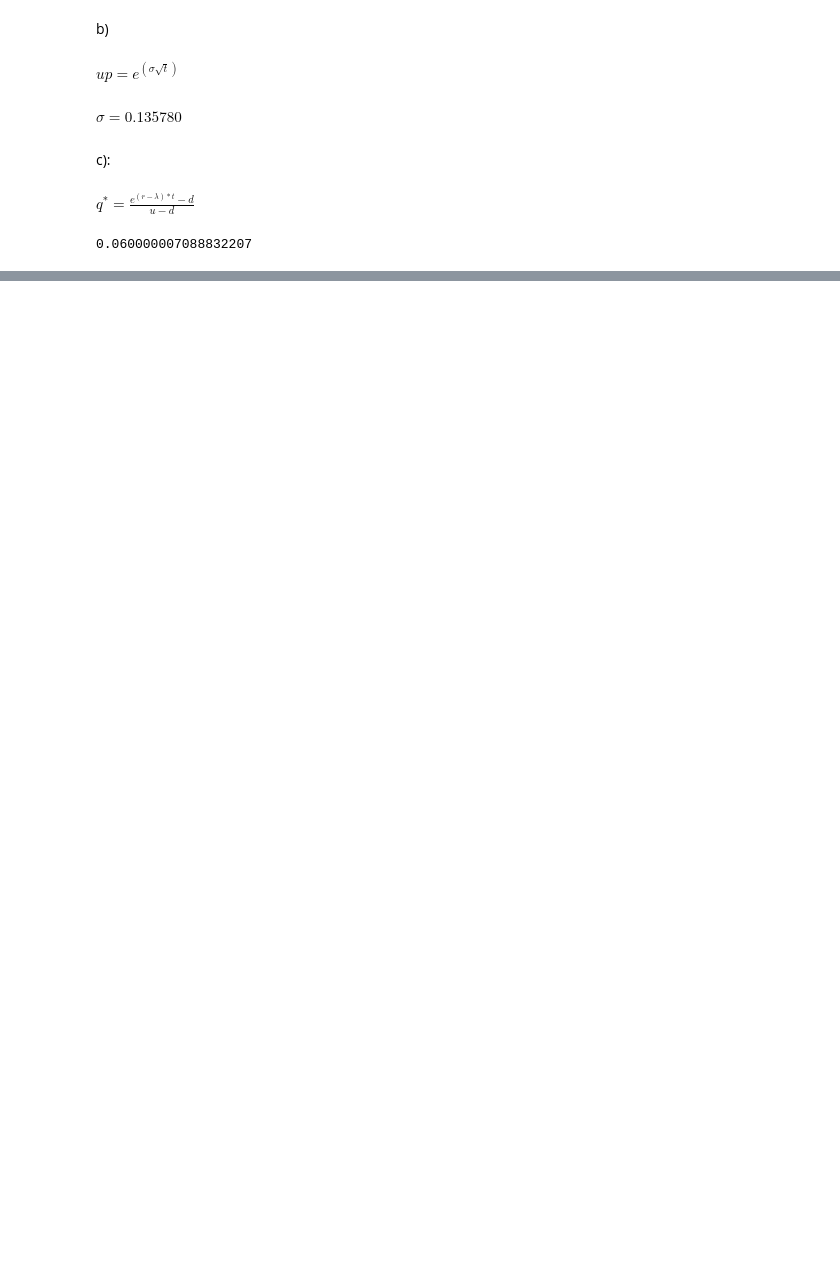
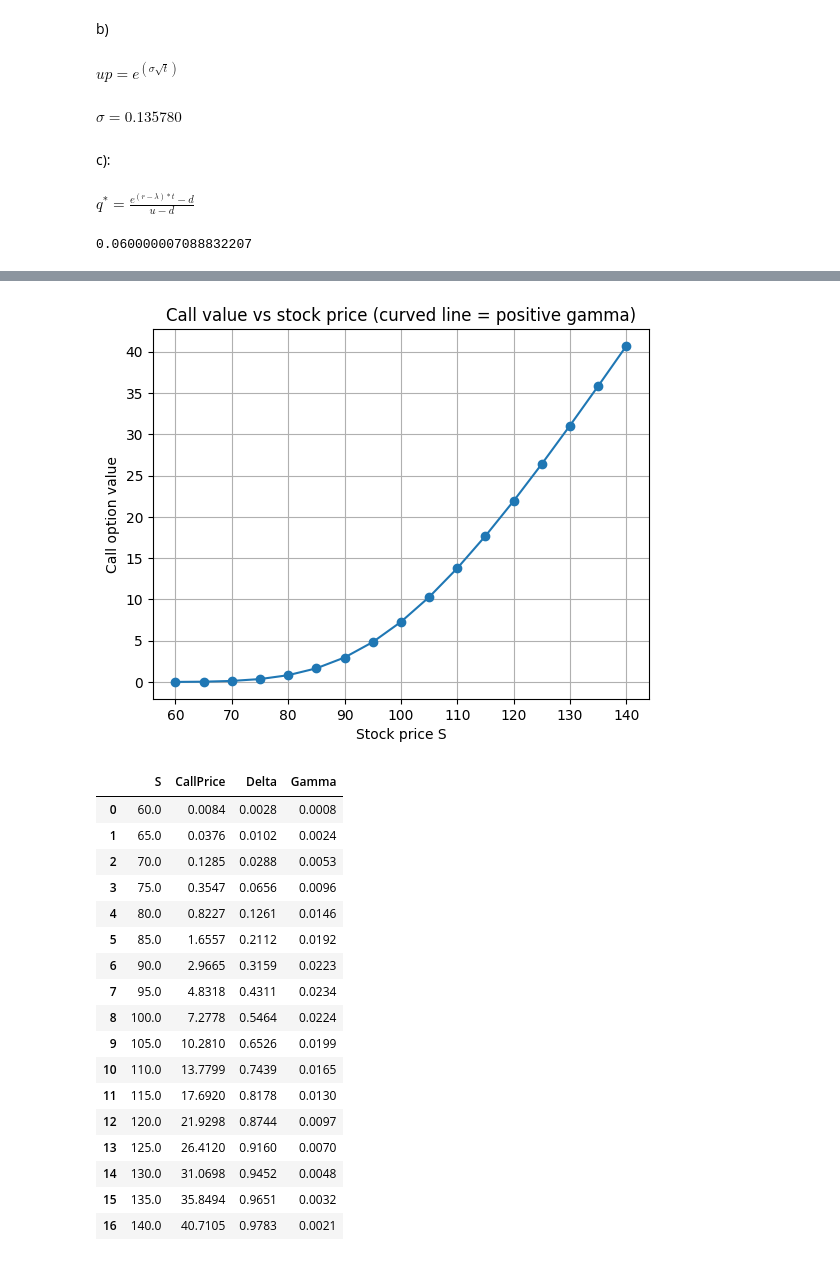
Before and after one commit to 1021114Carlos/MIT_MM_Finance, a Jupyter notebook: Courses/Derivative_Markets/M5_Black_Schole_Merton_and_Greeks.ipynb, the cells around one changed output, grey strips where cells are left out. Drawn from its saved outputs; the diff is of its cells as text; code cells hidden in the pictures; blank space fills up the shorter version.

```diff
--- a/Courses/Derivative_Markets/M5_Black_Schole_Merton_and_Greeks.ipynb
+++ b/Courses/Derivative_Markets/M5_Black_Schole_Merton_and_Greeks.ipynb
@@ -261,0 +327,74 @@ $\displaystyle q^* = \frac{e^{(r - \lambda)*t}-d}{u - d}$
+# %%
+import math
+import numpy as np
+import pandas as pd
+import matplotlib.pyplot as plt
+
+# Black–Scholes European call price
+def bs_call(S, K, r, q, sigma, T):
+    if T == 0:
+        return max(S - K, 0.0)
+    d1 = (math.log(S / K) + (r - q + 0.5 * sigma**2) * T) / (sigma * math.sqrt(T))
+    d2 = d1 - sigma * math.sqrt(T)
+
+    Nd1 = 0.5 * (1 + math.erf(d1 / math.sqrt(2)))
+    Nd2 = 0.5 * (1 + math.erf(d2 / math.sqrt(2)))
+    return S * math.exp(-q * T) * Nd1 - K * math.exp(-r * T) * Nd2
+
+# Parameters
+K = 100
+r = 0.01
+q = 0.0
+sigma = 0.25
+T = 0.5
+
+# Range of stock prices around 100
+S_values = np.linspace(60, 140, 17)  # step 5
+call_prices = [bs_call(S, K, r, q, sigma, T) for S in S_values]
+
+# Approximate delta and gamma numerically
+dS = 1.0
+deltas, gammas = [], []
+
+for S in S_values:
+    C_plus = bs_call(S + dS, K, r, q, sigma, T)
+    C_minus = bs_call(S - dS, K, r, q, sigma, T)
+    C0 = bs_call(S, K, r, q, sigma, T)
+    delta = (C_plus - C_minus) / (2 * dS)
+    gamma = (C_plus - 2 * C0 + C_minus) / (dS**2)
+    deltas.append(delta)
+    gammas.append(gamma)
+
+df = pd.DataFrame({"S": S_values, "CallPrice": call_prices, "Delta": deltas, "Gamma": gammas})
+
+df_rounded = df.round(4)
+
+plt.figure()
+plt.plot(S_values, call_prices, marker="o")
+plt.xlabel("Stock price S")
+plt.ylabel("Call option value")
+plt.title("Call value vs stock price (curved line = positive gamma)")
+plt.grid(True)
+plt.show()
+
+df_rounded
+# %% [output]
+[figure, added]
+|  | S | CallPrice | Delta | Gamma |
+| 0 | 60.0 | 0.0084 | 0.0028 | 0.0008 |
+| 1 | 65.0 | 0.0376 | 0.0102 | 0.0024 |
+| 2 | 70.0 | 0.1285 | 0.0288 | 0.0053 |
+| 3 | 75.0 | 0.3547 | 0.0656 | 0.0096 |
+| 4 | 80.0 | 0.8227 | 0.1261 | 0.0146 |
+| 5 | 85.0 | 1.6557 | 0.2112 | 0.0192 |
+| 6 | 90.0 | 2.9665 | 0.3159 | 0.0223 |
+| 7 | 95.0 | 4.8318 | 0.4311 | 0.0234 |
+| 8 | 100.0 | 7.2778 | 0.5464 | 0.0224 |
+| 9 | 105.0 | 10.2810 | 0.6526 | 0.0199 |
+| 10 | 110.0 | 13.7799 | 0.7439 | 0.0165 |
+| 11 | 115.0 | 17.6920 | 0.8178 | 0.0130 |
+| 12 | 120.0 | 21.9298 | 0.8744 | 0.0097 |
+| 13 | 125.0 | 26.4120 | 0.9160 | 0.0070 |
+| 14 | 130.0 | 31.0698 | 0.9452 | 0.0048 |
+| 15 | 135.0 | 35.8494 | 0.9651 | 0.0032 |
+| 16 | 140.0 | 40.7105 | 0.9783 | 0.0021 |
```
Also changed, not shown: parts of 2 cells of this notebook.
